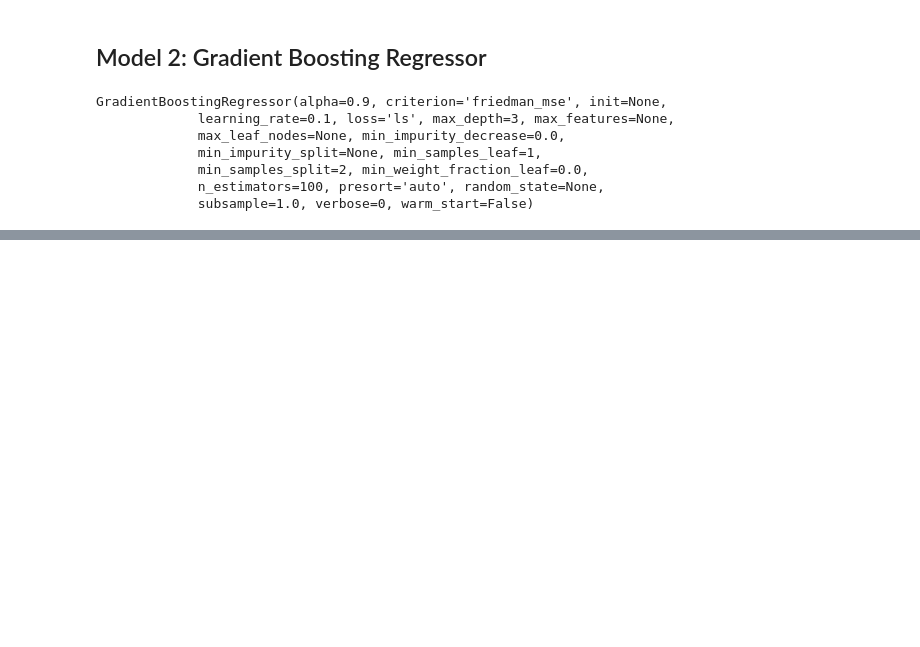
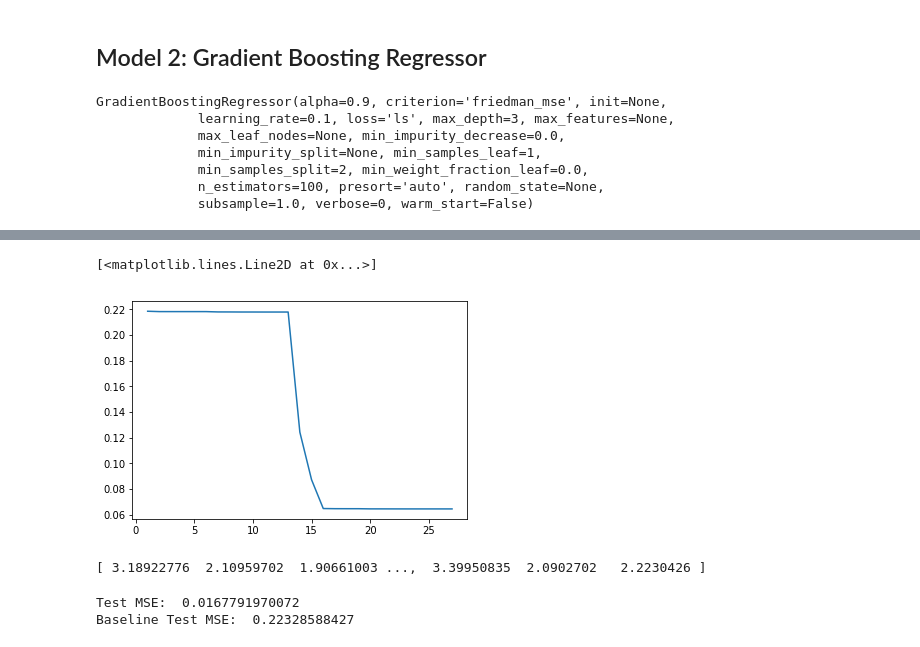
Before and after one commit to ComputAni/PDS-Price-Predictor, a Jupyter notebook: PCA.ipynb, the cells around one changed output, grey strips where cells are left out. Drawn from its saved outputs; the diff is of its cells as text; code cells hidden in the pictures; blank space fills up the shorter version.

```diff
--- a/PCA.ipynb
+++ b/PCA.ipynb
@@ -347,0 +412,5 @@ plt.legend(["Training", "Validation"])
+# %%
+plt.plot(xAxisPlot, testError)
+# %% [output]
+[<matplotlib.lines.Line2D at 0x...>]
+[figure, added]
@@ -347,0 +431,10 @@ plt.legend(["Training", "Validation"])
+# %%
+print(modelResults)
+# %% [output]
+[ 3.18922776  2.10959702  1.90661003 ...,  3.39950835  2.0902702   2.2230426 ]
+# %%
+print("Test MSE: ", np.mean((modelResults - y_test)**2))
+print("Baseline Test MSE: ", np.mean((np.mean(y_train) - y_test)**2))
+# %% [output]
+Test MSE:  0.0167791970072
+Baseline Test MSE:  0.22328588427
```
Also changed, not shown: parts of 23 cells of this notebook.
